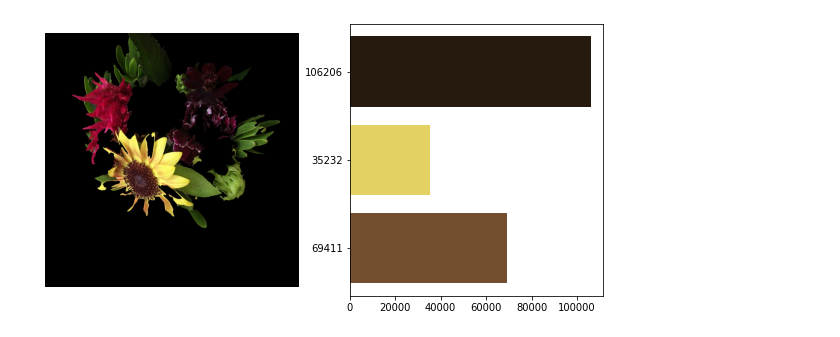
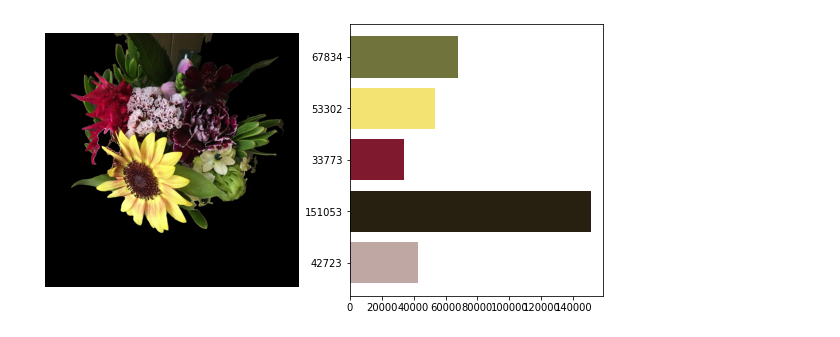
Before and after one commit to aaua/jupyter-opencv, a Jupyter notebook: work/flower.ipynb, the cells around one changed output. Saved outputs shown, nothing was run; the diff lists cells and outputs as text; code cells hidden in the pictures.

Commit message:
add flower

```diff
--- a/work/flower.ipynb
+++ b/work/flower.ipynb
@@ -12,7 +12,7 @@ cv2.imwrite('files/blur.jpg', img_HSV)
 
 # detect tulips
 img_H, img_S, img_V = cv2.split(img_HSV)
-_thre, img_flowers = cv2.threshold(img_S, 140, 255, cv2.THRESH_BINARY)
+_thre, img_flowers = cv2.threshold(img_S, 90, 255, cv2.THRESH_BINARY)
 cv2.imwrite('files/mask.jpg', img_flowers)
 
 # find tulips
@@ -41,42 +41,50 @@ x, y, w, h = cv2.boundingRect(rect)
 # save
 # cv2.imwrite('files/boundingbox.jpg', img)
 
-# ROI 領域以外をマスクする。
-mask = np.zeros_like(img)
-cv2.drawContours(mask, [rect], -1, color=(255, 255, 255), thickness=-1)
-masked = img & mask
+# エリア外をマスクする場合
+stencil = np.zeros(img.shape).astype(img.dtype)
+contours = [rect]
+color = [255, 255, 255]
+cv2.fillPoly(stencil, contours, color)
+masked = cv2.bitwise_and(img, stencil)
+
+
+# # ROI 領域以外をマスクする。
+# mask = np.zeros_like(img)
+# cv2.drawContours(mask, [rect], -1, color=(255, 255, 255), thickness=-1)
+# masked = img & mask
 
 # # エリア外をマスクする場合
 # stencil = np.zeros(img.shape).astype(img.dtype)
 # contours = [np.array([[x, y], [x + w, y], [x + w, y + h], [x, y + h]])]
 # color = [255, 255, 255]
 # cv2.fillPoly(stencil, contours, color)
 # masked = cv2.bitwise_and(img, stencil)
 
 # 色一覧
 colors = masked.reshape(-1, 3)
 colors = colors[(colors != 0).all(axis=1)]  # 黒は除く
 
 # k平均法でクラスタリングする。
-k = 3
+k = 5
 criteria = cv2.TERM_CRITERIA_EPS + cv2.TERM_CRITERIA_MAX_ITER, 10, 1.0
 ret, label, center = cv2.kmeans(
     colors.astype(np.float32), k, None, criteria, 10, cv2.KMEANS_RANDOM_CENTERS
 )
 
-# 円の中に含まれる代表色 Top3 を可視化する。
+# 円の中に含まれる代表色 Top5 を可視化する。
 fig, [ax1, ax2] = plt.subplots(1, 2, figsize=(10, 5))
 # 各クラスに属するサンプル数を計算する。
 height = [np.count_nonzero(label == i) for i in range(k)]
 # 各クラスの色を取得する。matplotlib の引数の仕様上、[0, 1] にして、(R, G, B) の順番にする。
 rep_color = (center / 255)[:, ::-1]
 
 # 画像を表示する。
 ax1.imshow(cv2.cvtColor(masked, cv2.COLOR_BGR2RGB))
 ax1.set_axis_off()
 
 # ヒストグラムを表示する。
 ax2.barh(np.arange(k), height, color=rep_color, tick_label=height)
 plt.show()
 # %% [output]
-[figure, old version]
+[figure, new version]
```
